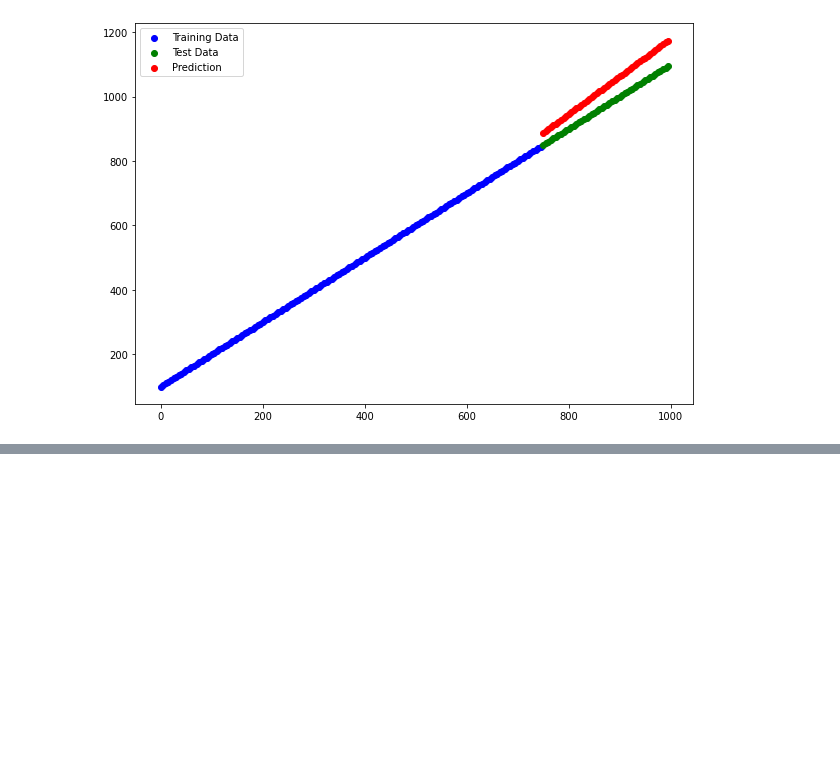
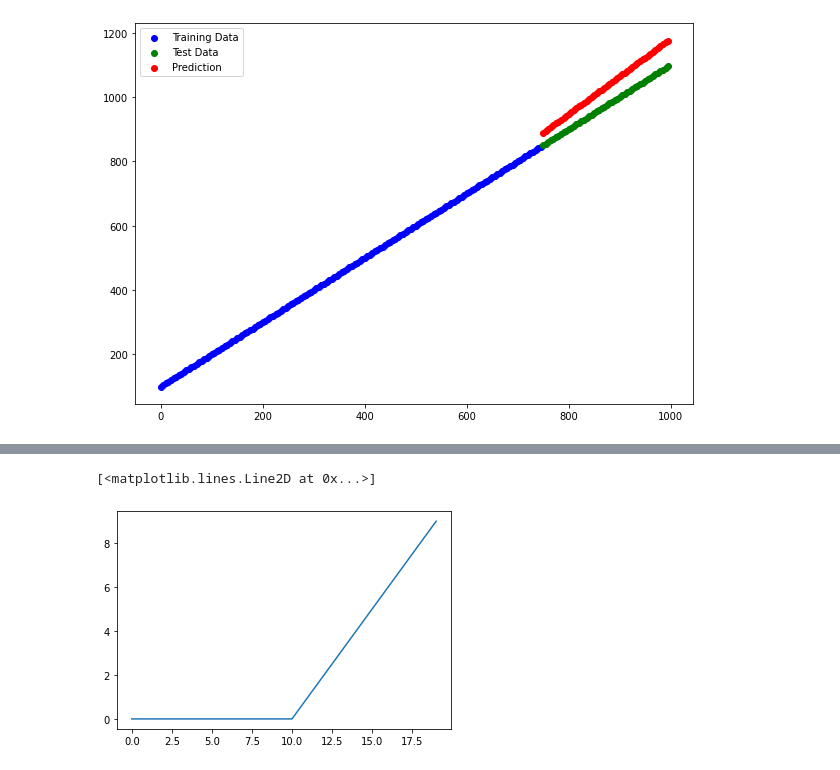
Before and after one commit to ShyamSundhar1411/My-ML-Notebooks, a Jupyter notebook: Classifications/Neural_Network_Classification_with_Tensorflow.ipynb, the cells around one changed output, grey strips where cells are left out. Saved outputs shown, nothing was run; the diff lists cells and outputs as text; code cells hidden in the pictures; blank space fills up the shorter version.

```diff
--- a/Classifications/Neural_Network_Classification_with_Tensorflow.ipynb
+++ b/Classifications/Neural_Network_Classification_with_Tensorflow.ipynb
@@ -240,0 +312,8 @@ plt.legend()
+# %%
+def relu(x):
+ return tf.maximum(0,x)
+# %%
+plt.plot(relu(A))
+# %% [output]
+[<matplotlib.lines.Line2D at 0x...>]
+[figure, added]
```
Also changed, not shown: parts of 20 cells of this notebook.
